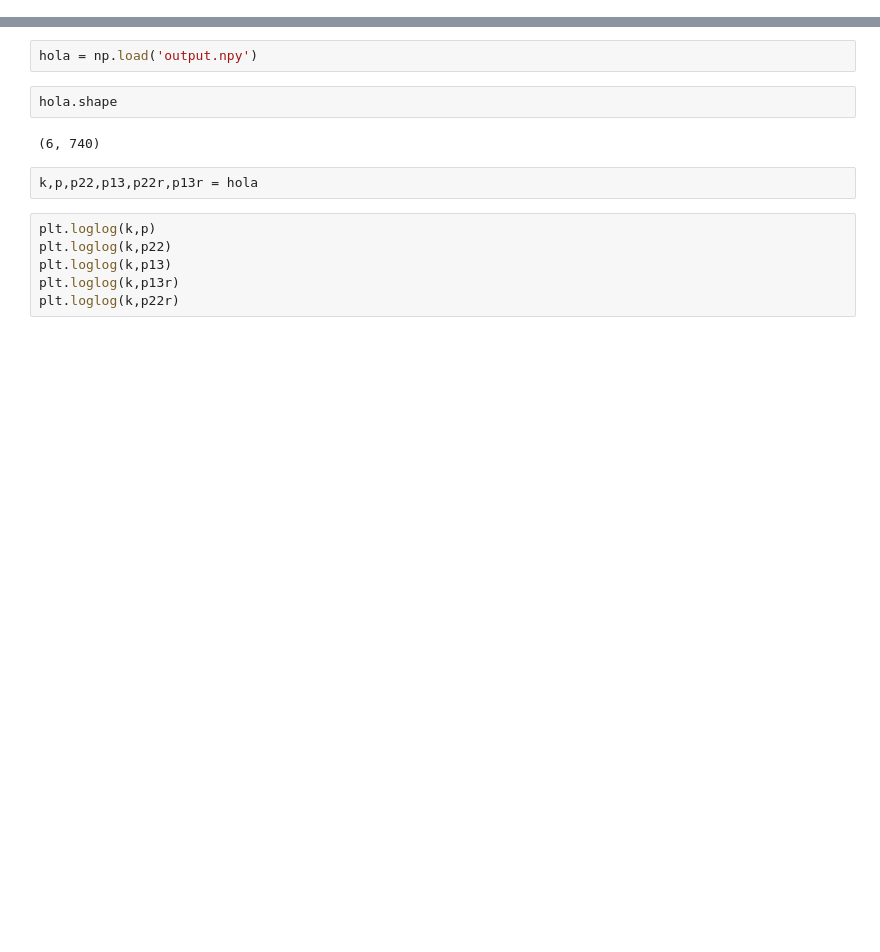
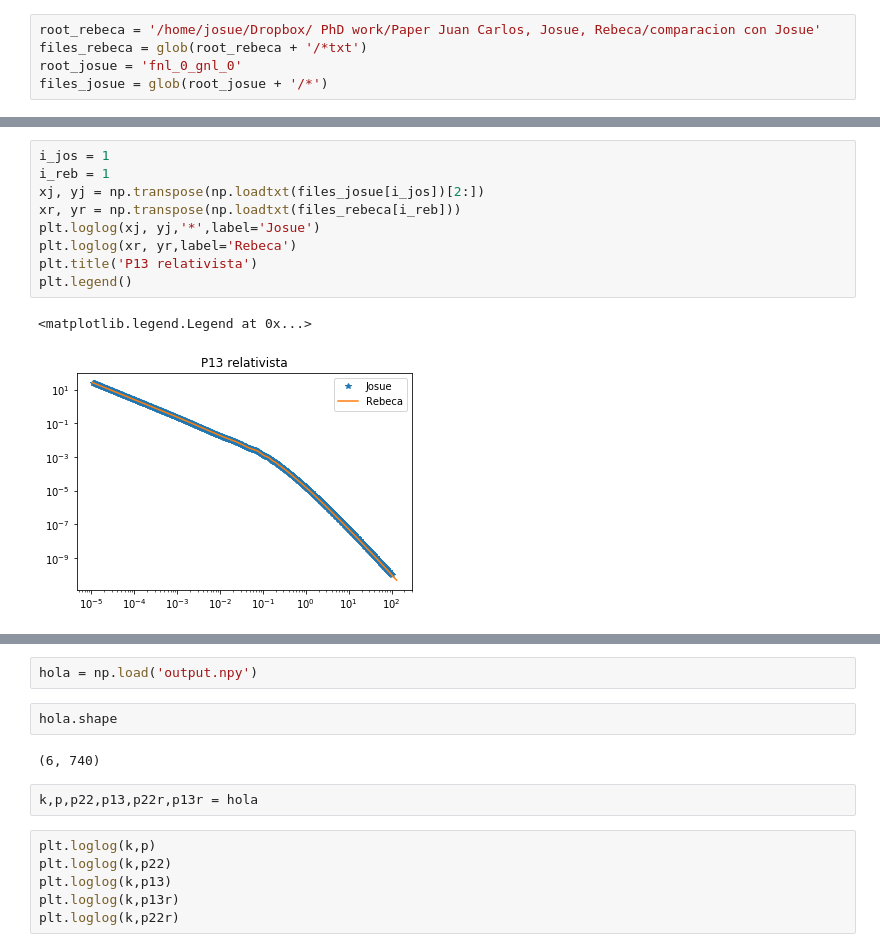
Before and after one commit to joselotl/one_loop_spt, a Jupyter notebook: comparacion.ipynb, the cells around one changed output, grey strips where cells are left out. Cells and saved outputs as stored; diff of their text form; blank space fills up the shorter version.

```diff
--- a/comparacion.ipynb
+++ b/comparacion.ipynb
@@ -4,0 +6,5 @@ import matplotlib.pyplot as plt
+# %%
+root_rebeca = '/home/josue/Dropbox/ PhD work/Paper Juan Carlos, Josue, Rebeca/comparacion con Josue'
+files_rebeca = glob(root_rebeca + '/*txt')
+root_josue = 'fnl_0_gnl_0'
+files_josue = glob(root_josue + '/*')
@@ -4,0 +28,12 @@ import matplotlib.pyplot as plt
+# %%
+i_jos = 1
+i_reb = 1
+xj, yj = np.transpose(np.loadtxt(files_josue[i_jos])[2:])
+xr, yr = np.transpose(np.loadtxt(files_rebeca[i_reb]))
+plt.loglog(xj, yj,'*',label='Josue')
+plt.loglog(xr, yr,label='Rebeca')
+plt.title('P13 relativista')
+plt.legend()
+# %% [output]
+<matplotlib.legend.Legend at 0x...>
+[figure, added]
```
Also changed, not shown: parts of 12 cells of this notebook, 1 other file.
